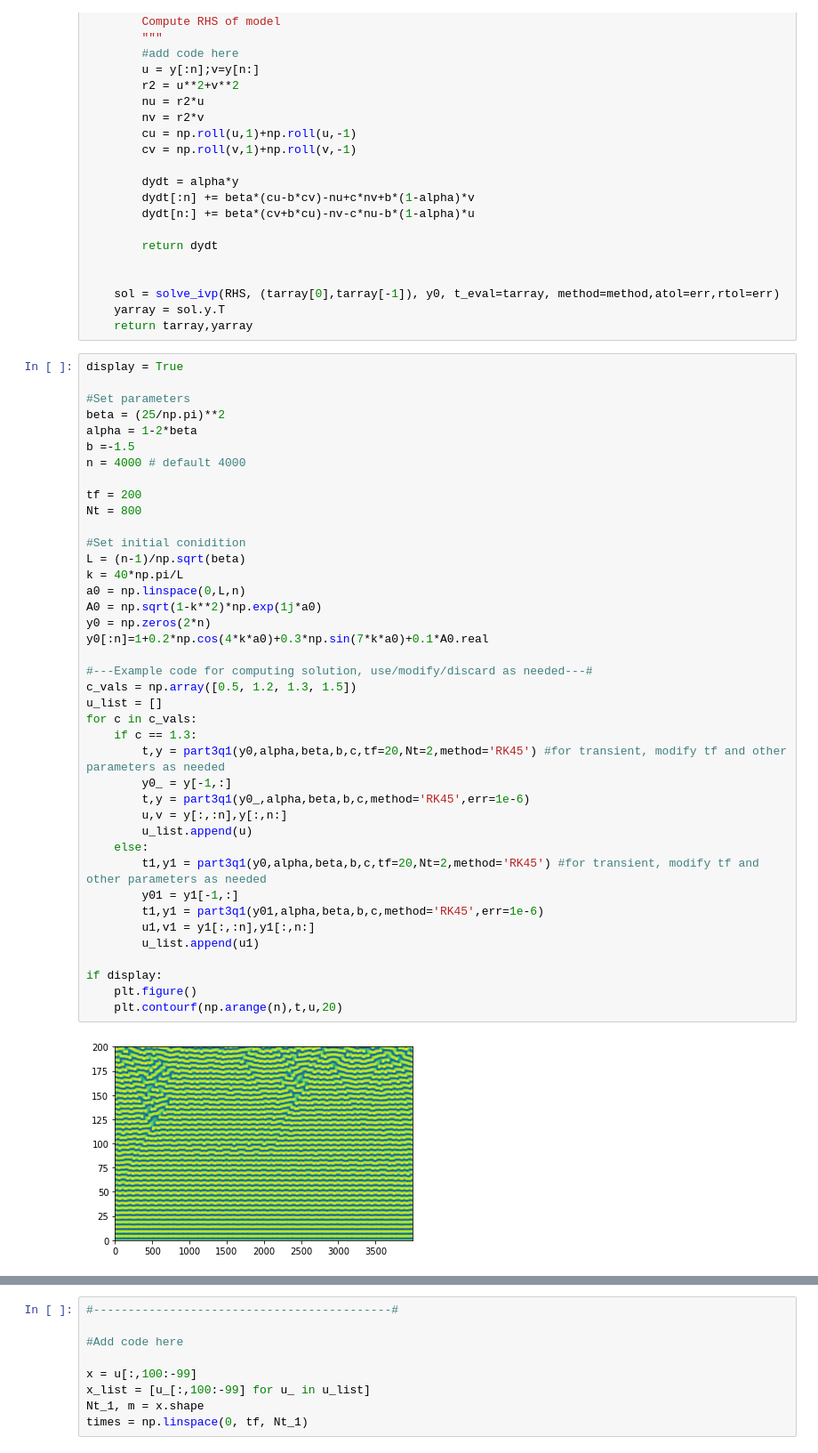
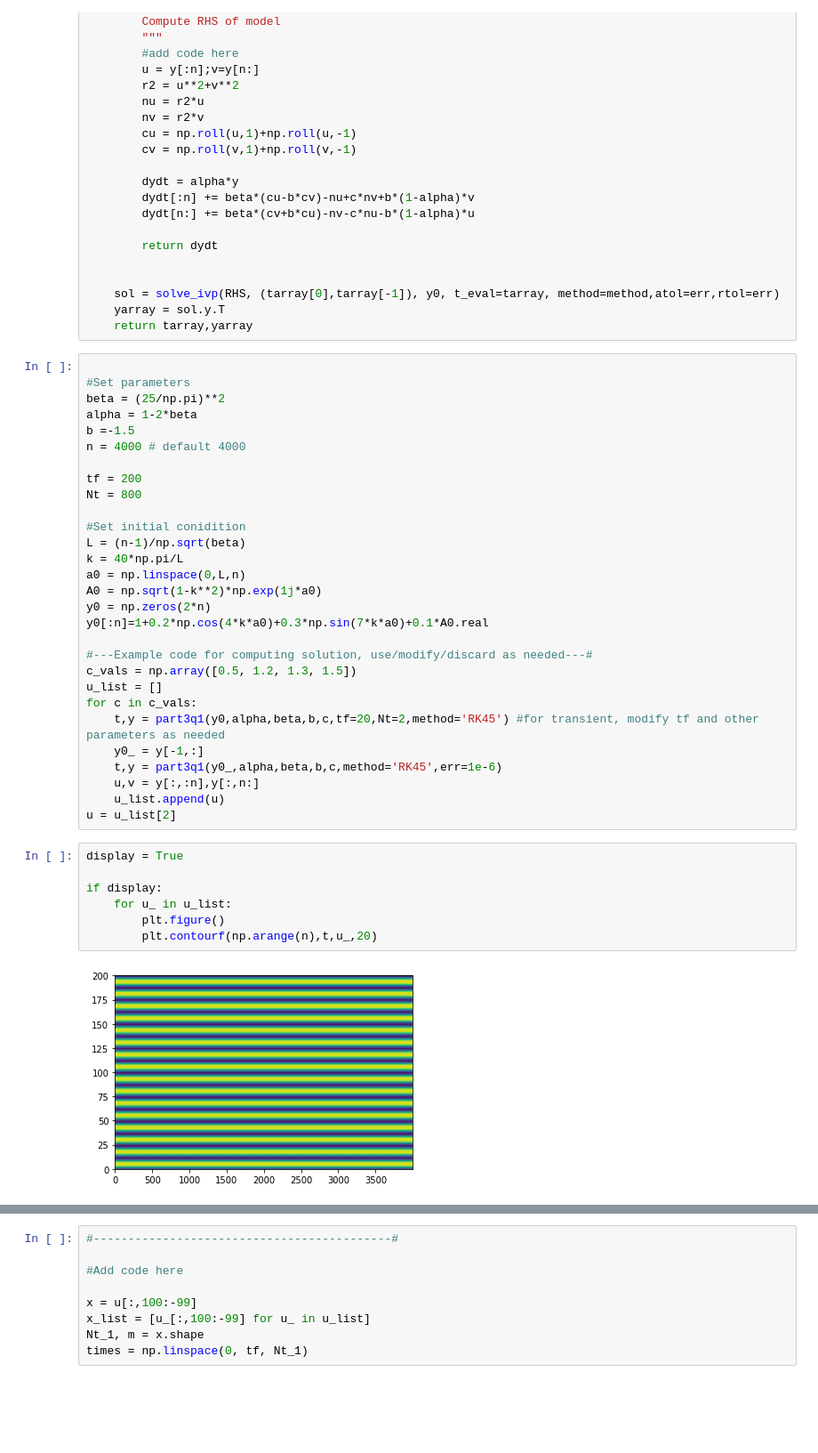
Before and after one commit to Philament1/SciComp-Coursework, a Jupyter notebook: Project 3/q3.ipynb, the cells around one changed output, grey strips where cells are left out. Shown at 89% size. Cells and saved outputs as stored; diff of their text form; blank space fills up the shorter version.

```diff
--- a/Project 3/q3.ipynb
+++ b/Project 3/q3.ipynb
@@ -55,7 +55,6 @@ def part3q1(y0,alpha,beta,b,c,tf=200,Nt=800,err=1e-6,method="RK45"):
     yarray = sol.y.T
     return tarray,yarray
 # %%
-display = True
 
 #Set parameters
 beta = (25/np.pi)**2
@@ -78,21 +77,18 @@ y0[:n]=1+0.2*np.cos(4*k*a0)+0.3*np.sin(7*k*a0)+0.1*A0.real
 c_vals = np.array([0.5, 1.2, 1.3, 1.5])
 u_list = []
 for c in c_vals:
-    if c == 1.3:
-        t,y = part3q1(y0,alpha,beta,b,c,tf=20,Nt=2,method='RK45') #for transient, modify tf and other parameters as needed
-        y0_ = y[-1,:]
-        t,y = part3q1(y0_,alpha,beta,b,c,method='RK45',err=1e-6)
-        u,v = y[:,:n],y[:,n:]
-        u_list.append(u)
-    else:
-        t1,y1 = part3q1(y0,alpha,beta,b,c,tf=20,Nt=2,method='RK45') #for transient, modify tf and other parameters as needed
-        y01 = y1[-1,:]
-        t1,y1 = part3q1(y01,alpha,beta,b,c,method='RK45',err=1e-6)
-        u1,v1 = y1[:,:n],y1[:,n:]
-        u_list.append(u1)
-
-if display:
-    plt.figure()
-    plt.contourf(np.arange(n),t,u,20)
+    t,y = part3q1(y0,alpha,beta,b,c,tf=20,Nt=2,method='RK45') #for transient, modify tf and other parameters as needed
+    y0_ = y[-1,:]
+    t,y = part3q1(y0_,alpha,beta,b,c,method='RK45',err=1e-6)
+    u,v = y[:,:n],y[:,n:]
+    u_list.append(u)
+u = u_list[2]
-# %% [output]
-[figure, removed]
+# %%
+display = True
+
+if display:
+    for u_ in u_list:
+        plt.figure()
+        plt.contourf(np.arange(n),t,u_,20)
+# %% [output]
+[figure, added]
```
Also changed, not shown: parts of 9 cells of this notebook, 3 other files.
